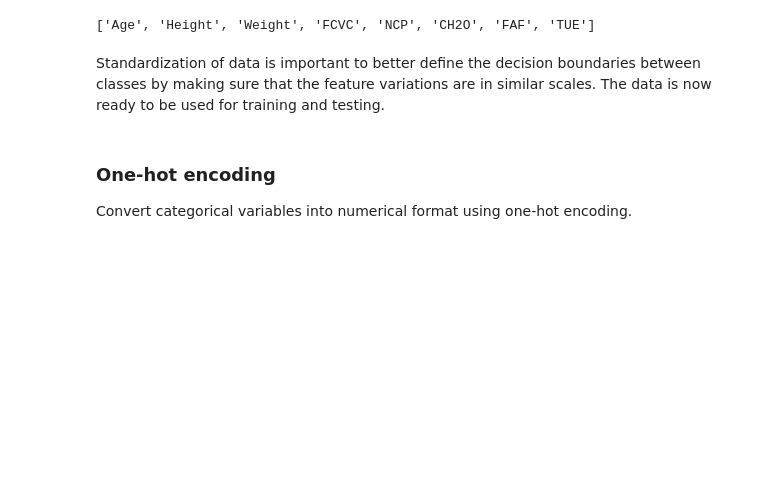
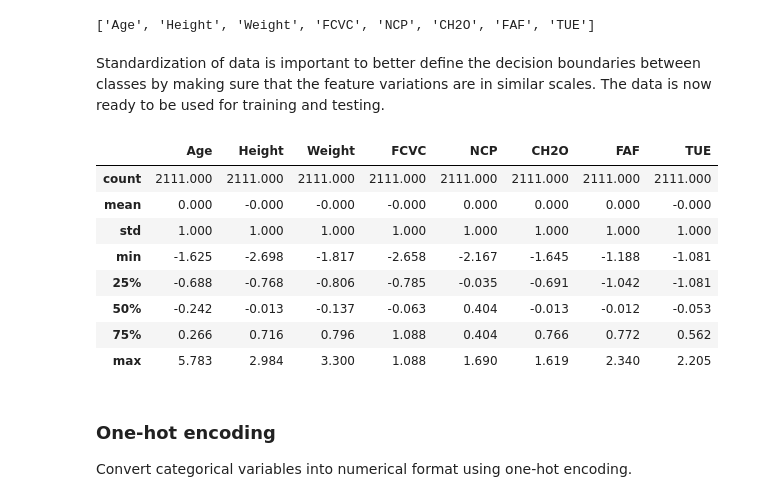
Before and after one commit to abolfazldelavar/IBM-AI-Engineering-with-Python-PyTorch-TensorFlow-Professional-Certificate, a Jupyter notebook: 01 - Machine Learning with Python/03 - Building Supervised Learning Models/02 - Lab: Multi-class Classification/Multi-class_Classification.ipynb, the cells around one changed output. Drawn from its saved outputs; the diff is of its cells as text; code cells hidden in the pictures; blank space fills up the shorter version.

```diff
--- a/01 - Machine Learning with Python/03 - Building Supervised Learning Models/02 - Lab: Multi-class Classification/Multi-class_Classification.ipynb
+++ b/01 - Machine Learning with Python/03 - Building Supervised Learning Models/02 - Lab: Multi-class Classification/Multi-class_Classification.ipynb
@@ -272,6 +284,18 @@ scaled_data = pd.concat([data.drop(columns=continuous_columns), scaled_df], axis
 ['Age', 'Height', 'Weight', 'FCVC', 'NCP', 'CH2O', 'FAF', 'TUE']
 # %% [markdown]
 Standardization of data is important to better define the decision boundaries between classes by making sure that the feature variations are in similar scales. The data is now ready to be used for training and testing.
+# %%
+scaled_data.describe().round(3)
+# %% [output]
+|  | Age | Height | Weight | FCVC | NCP | CH2O | FAF | TUE |
+| count | 2111.000 | 2111.000 | 2111.000 | 2111.000 | 2111.000 | 2111.000 | 2111.000 | 2111.000 |
+| mean | 0.000 | -0.000 | -0.000 | -0.000 | 0.000 | 0.000 | 0.000 | -0.000 |
+| std | 1.000 | 1.000 | 1.000 | 1.000 | 1.000 | 1.000 | 1.000 | 1.000 |
+| min | -1.625 | -2.698 | -1.817 | -2.658 | -2.167 | -1.645 | -1.188 | -1.081 |
+| 25% | -0.688 | -0.768 | -0.806 | -0.785 | -0.035 | -0.691 | -1.042 | -1.081 |
+| 50% | -0.242 | -0.013 | -0.137 | -0.063 | 0.404 | -0.013 | -0.012 | -0.053 |
+| 75% | 0.266 | 0.716 | 0.796 | 1.088 | 0.404 | 0.766 | 0.772 | 0.562 |
+| max | 5.783 | 2.984 | 3.300 | 1.088 | 1.690 | 1.619 | 2.340 | 2.205 |
 # %% [markdown]
 ### One-hot encoding
 Convert categorical variables into numerical format using one-hot encoding.
```
Also changed, not shown: parts of 9 cells of this notebook, 7 other files.
